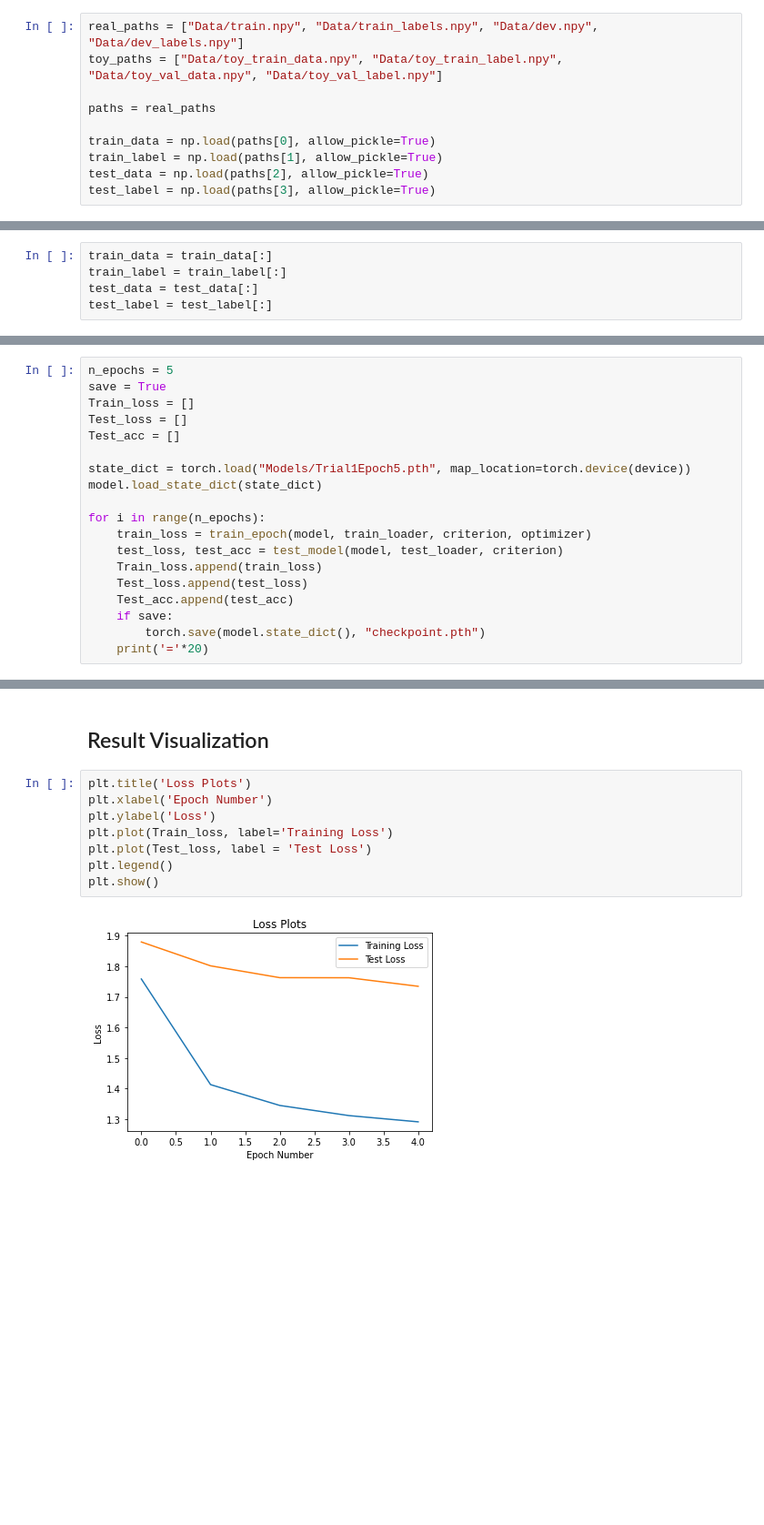
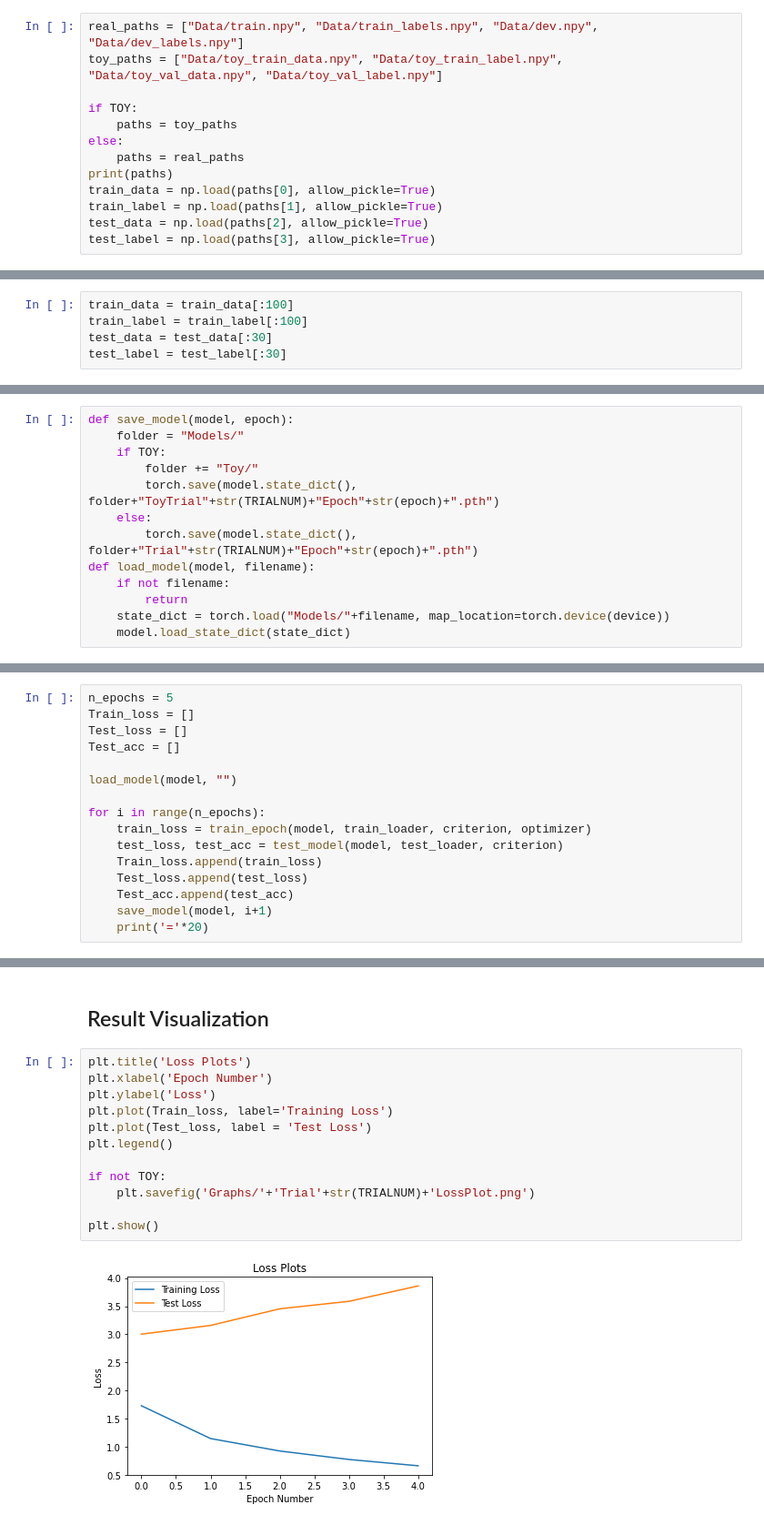
Before and after one commit to yubinhu/Frame-Level-Speech-Classification, a Jupyter notebook: hw1p2.ipynb, the cells around one changed output, grey strips where cells are left out. Shown at 91% size. Drawn from its saved outputs; the diff is of its cells as text; blank space fills up the shorter version.

Commit message:
Distinguish between TOY and REAL. Save graphs

```diff
--- a/hw1p2.ipynb
+++ b/hw1p2.ipynb
@@ -40,8 +42,11 @@ Using cuda!!
 real_paths = ["Data/train.npy", "Data/train_labels.npy", "Data/dev.npy", "Data/dev_labels.npy"]
 toy_paths = ["Data/toy_train_data.npy", "Data/toy_train_label.npy", "Data/toy_val_data.npy", "Data/toy_val_label.npy"]
 
-paths = real_paths
-
+if TOY:
+    paths = toy_paths
+else:
+    paths = real_paths
+print(paths)
 train_data = np.load(paths[0], allow_pickle=True)
 train_label = np.load(paths[1], allow_pickle=True)
 test_data = np.load(paths[2], allow_pickle=True)
@@ -60,9 +67,9 @@ print(train_label[0].shape)
 (1184,)
 # %%
-train_data = train_data[:]
-train_label = train_label[:]
-test_data = test_data[:]
-test_label = test_label[:]
+train_data = train_data[:100]
+train_label = train_label[:100]
+test_data = test_data[:30]
+test_label = test_label[:30]
 # %% [markdown]
 ## Dataset
 # %%
@@ -183,17 +190,28 @@ def test_model(model, test_loader, criterion):
         print('Testing Loss: ', running_loss)
         print('Testing Accuracy: ', acc, '%')
         return running_loss, acc
+# %%
+def save_model(model, epoch):
+    folder = "Models/"
+    if TOY:
+        folder += "Toy/"
+        torch.save(model.state_dict(), folder+"ToyTrial"+str(TRIALNUM)+"Epoch"+str(epoch)+".pth")
+    else:
+        torch.save(model.state_dict(), folder+"Trial"+str(TRIALNUM)+"Epoch"+str(epoch)+".pth")
+def load_model(model, filename):
+    if not filename:
+        return
+    state_dict = torch.load("Models/"+filename, map_location=torch.device(device))
+    model.load_state_dict(state_dict)
 # %% [markdown]
 ## Training
 # %%
 n_epochs = 5
-save = True
 Train_loss = []
 Test_loss = []
 Test_acc = []
 
-state_dict = torch.load("Models/Trial1Epoch5.pth", map_location=torch.device(device))
-model.load_state_dict(state_dict)
+load_model(model, "")
 
 for i in range(n_epochs):
     train_loss = train_epoch(model, train_loader, criterion, optimizer)
@@ -201,7 +219,6 @@ for i in range(n_epochs):
     Train_loss.append(train_loss)
     Test_loss.append(test_loss)
     Test_acc.append(test_acc)
-    if save:
-        torch.save(model.state_dict(), "checkpoint.pth")
+    save_model(model, i+1)
     print('='*20)
 # %% [output]
@@ -211,13 +247,17 @@ KeyboardInterrupt:
 # %%
 plt.title('Loss Plots')
 plt.xlabel('Epoch Number')
 plt.ylabel('Loss')
 plt.plot(Train_loss, label='Training Loss')
 plt.plot(Test_loss, label = 'Test Loss')
 plt.legend()
+
+if not TOY:
+    plt.savefig('Graphs/'+'Trial'+str(TRIALNUM)+'LossPlot.png')
+
 plt.show()
 # %% [output]
-[figure, old version]
+[figure, new version]
 # %%
 plt.title('Test Accuracy')
 plt.xlabel('Epoch Number')
```
Also changed, not shown: parts of 8 cells of this notebook.
